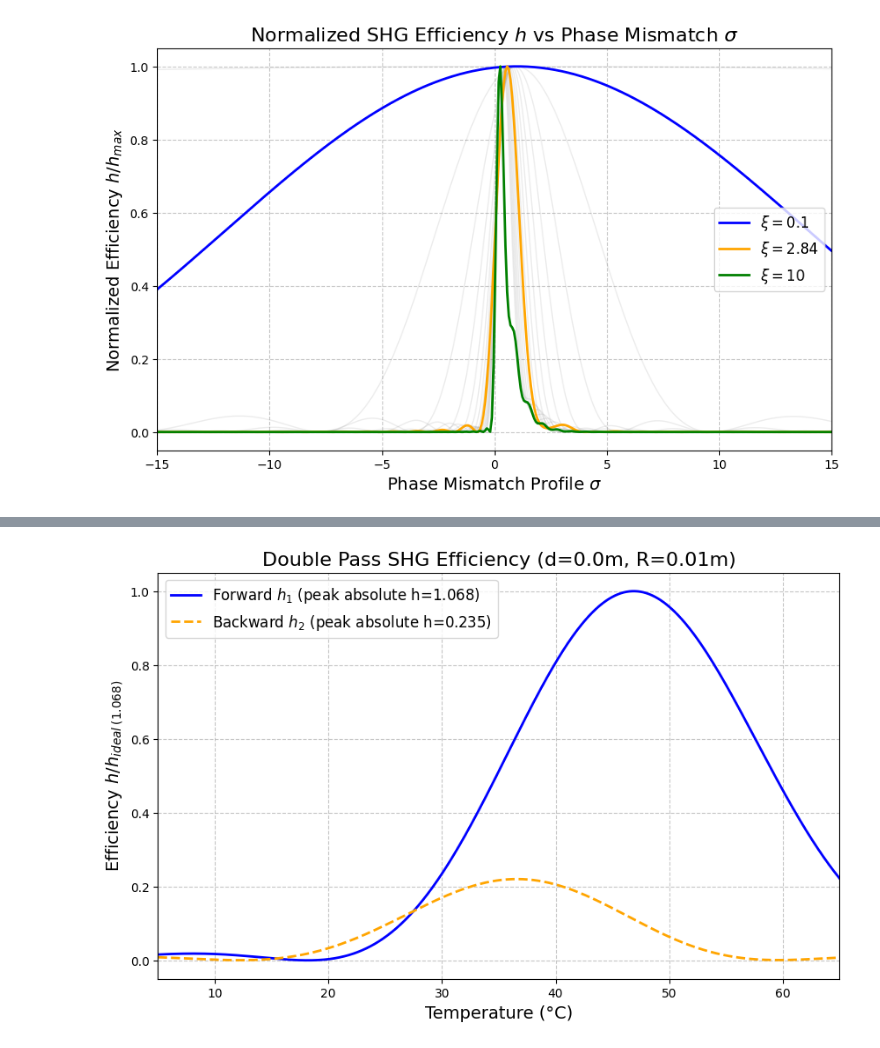
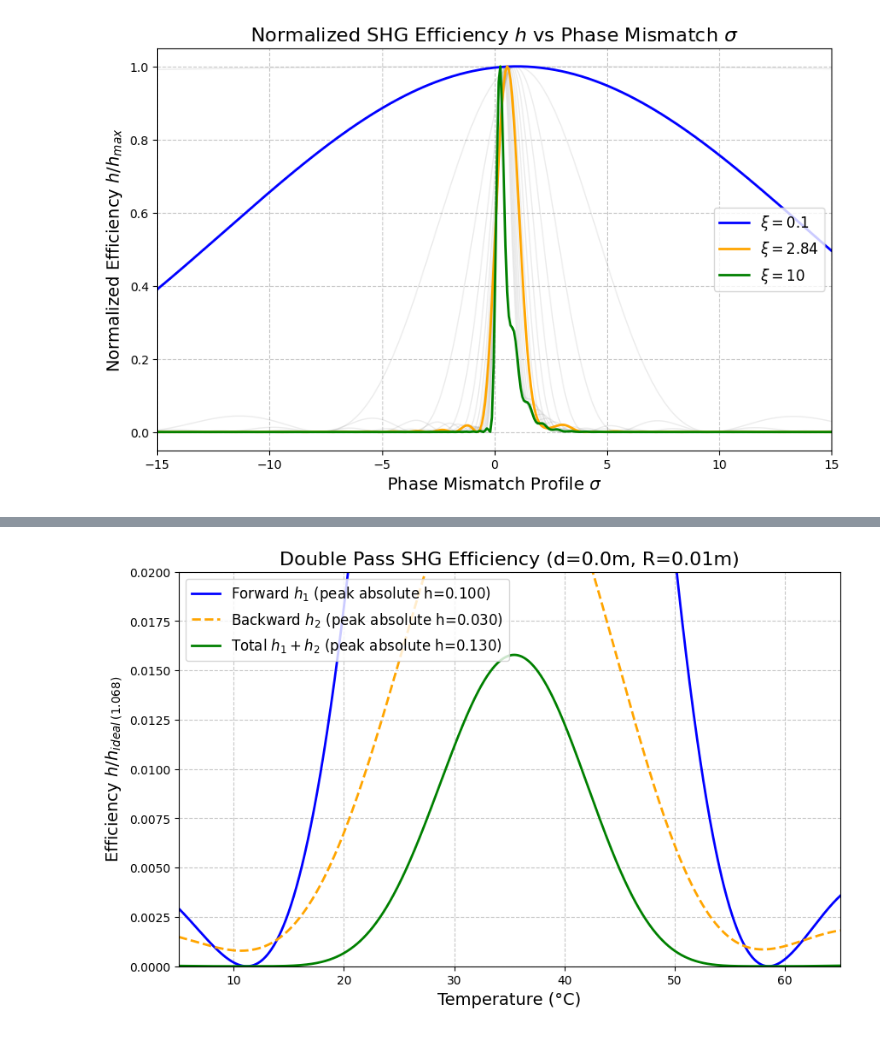
Before and after one commit to qpit/Eskild-Project-2026, a Jupyter notebook: main_document.ipynb, the cells around one changed output, grey strips where cells are left out. Cells and saved outputs as stored; diff of their text form; code cells hidden in the pictures.

```diff
--- a/main_document.ipynb
+++ b/main_document.ipynb
@@ -739,33 +766,34 @@ def calculate_double_pass_h(T_array, QPM_array, L_cryst, xi_val, n_idx, d, R_mir
     return T_sub, np.abs(h1_vals), np.abs(h2_vals), xi_prime
 # %%
 # Set physical parameters for double pass
-xi_forward = 2.84       # Boyd-Kleinman focusing parameter (optimal is ~2.84)
+xi_forward = 0.1       # Boyd-Kleinman focusing parameter (optimal is ~2.84)
 n_omega = n_value_array[0,:] # Refractive indices (fundamental wavelength)
 d_distance = 0.0        # Propagation distance past the crystal face (0 if mirror is directly on the crystal)
 R_mirror = 0.01         # Radius of curvature of mirror (m)
 mus = 0
 
 # Execute the double pass logic
 T_sub, h1, h2, xi_backward = calculate_double_pass_h(sim_temp_C, QPM, L, xi_forward, n_omega, d_distance, R_mirror, mus=mus)
 
 # Plotting block
 plt.figure(figsize=(10, 6))
 
 # Normalize against the absolute theoretical perfect Boyd-Kleinman efficiency
 h_max_ideal = 1.068
 
 plt.plot(T_sub, h1 / h_max_ideal, label=f'Forward $h_1$ (peak absolute h={np.max(h1):.3f})', color='blue', lw=2)
 plt.plot(T_sub, h2 / h_max_ideal, label=f'Backward $h_2$ (peak absolute h={np.max(h2):.3f})', color='orange', lw=2, linestyle='--')
-
+plt.plot(T_sub, np.abs(h1 + h2)**2 / h_max_ideal, label=f'Total $h_1 + h_2$ (peak absolute h={np.max(h1+h2):.3f})', color='green', lw=2)
 plt.title(f'Double Pass SHG Efficiency (d={d_distance}m, R={R_mirror}m)', fontsize=16)
 plt.xlabel('Temperature (°C)', fontsize=14)
 plt.ylabel('Efficiency $h / h_{ideal \:(1.068)}$', fontsize=14)
 plt.legend(fontsize=12)
 plt.grid(True, linestyle='--', alpha=0.7)
 plt.xlim(5, 65)
+plt.ylim(0,0.02)
 plt.show()
 # %% [output]
-[figure, old version]
+[figure, new version]
 # %%
 def expected_SHG_power(d_eff, L, n_omega, n_2omega, lamb, h, P_omega):
     epsilon_0 = 8.854187817e-12  # Vacuum permittivity (F/m)
```
Also changed, not shown: parts of 5 cells of this notebook, 1 other file.
